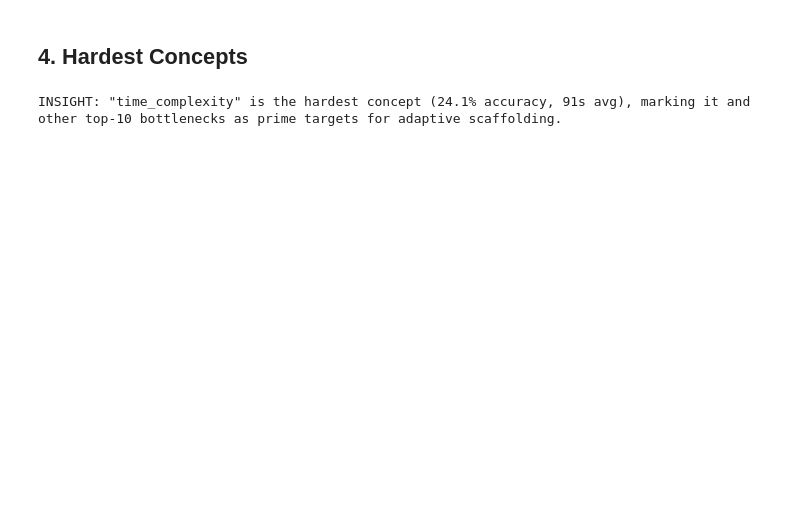
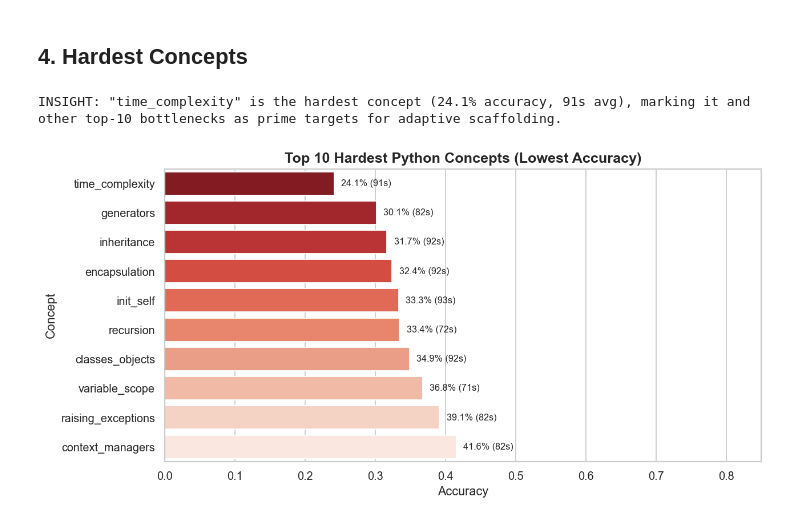
Before and after one commit to UmerSahi/adaptive-python-tutor-platform, a Jupyter notebook: notebooks/eda_analytics.ipynb, the cells around one changed output. Saved outputs shown, nothing was run; the diff lists cells and outputs as text; code cells hidden in the pictures; blank space fills up the shorter version.

Commit message:
Execute EDA notebook with zero warnings and embedded inline figures

```diff
--- a/notebooks/eda_analytics.ipynb
+++ b/notebooks/eda_analytics.ipynb
@@ -121,25 +124,26 @@ INSIGHT: 40.4% of students drop out before Week 4, peaking at "variables" (33 dr
 # %%
 hardest = (
     interactions.groupby('concept_id', as_index=False)
     .agg(accuracy=('correct', 'mean'), avg_time_sec=('response_time_sec', 'mean'), attempts=('correct', 'count'))
     .sort_values('accuracy')
     .head(10)
 )
 
 fig, ax = plt.subplots(figsize=(10, 5))
-sns.barplot(data=hardest, x='accuracy', y='concept_id', palette='Reds_r', ax=ax)
+sns.barplot(data=hardest, x='accuracy', y='concept_id', hue='concept_id', palette='Reds_r', legend=False, ax=ax)
 ax.set_xlim(0, 0.85)
 ax.set_title('Top 10 Hardest Python Concepts (Lowest Accuracy)', fontsize=14, fontweight='bold')
 ax.set_xlabel('Accuracy')
 ax.set_ylabel('Concept')
 for i, row in enumerate(hardest.itertuples()):
     ax.text(row.accuracy + 0.01, i, f'{row.accuracy:.1%} ({row.avg_time_sec:.0f}s)', va='center', fontsize=9)
 plt.tight_layout()
 fig.savefig(OUT_DIR / 'eda_hardest_concepts.png', dpi=150)
 plt.show()
 
 h1 = hardest.iloc[0]
 print(f'INSIGHT: "{h1["concept_id"]}" is the hardest concept ({h1["accuracy"]:.1%} accuracy, {h1["avg_time_sec"]:.0f}s avg), '
       f'marking it and other top-10 bottlenecks as prime targets for adaptive scaffolding.')
 # %% [output]
 INSIGHT: "time_complexity" is the hardest concept (24.1% accuracy, 91s avg), marking it and other top-10 bottlenecks as prime targets for adaptive scaffolding.
+[figure, added]
```
Also changed, not shown: parts of 3 cells of this notebook, 2 other files.
